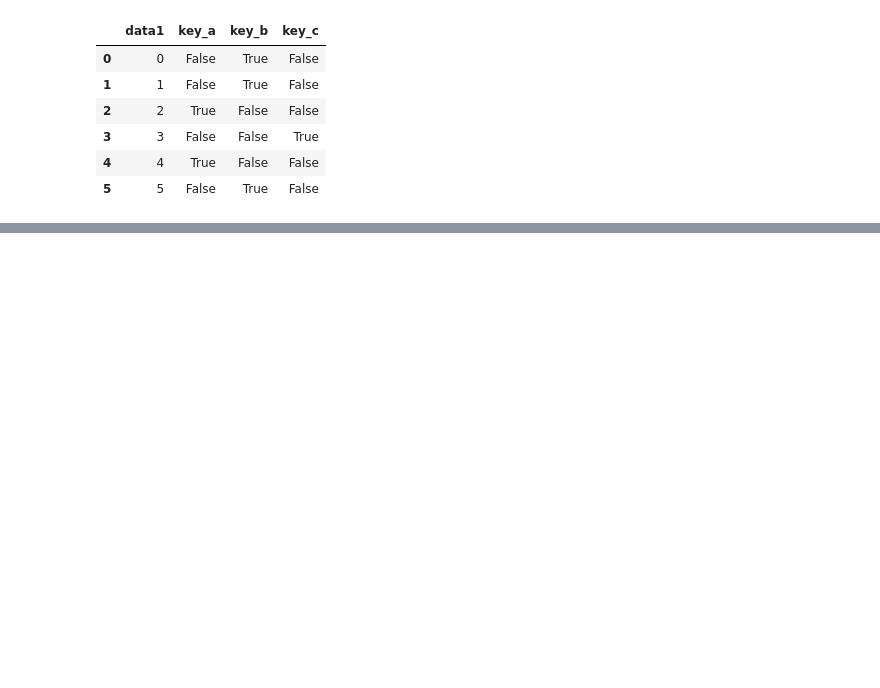
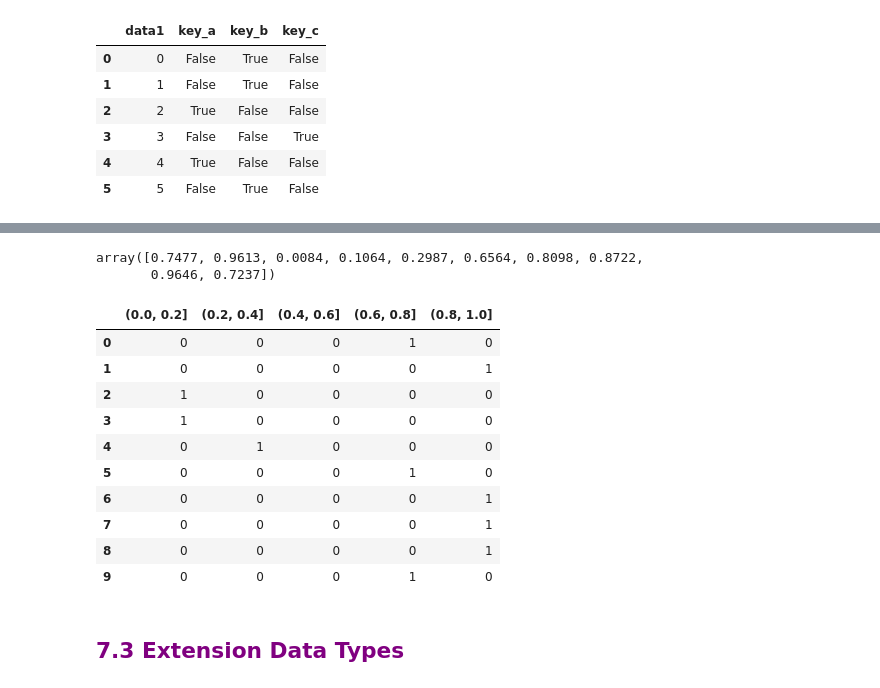
Before and after one commit to JMJarvis1/pydata-book, a Jupyter notebook: Chapter_Notes/Notes_Ch7_DataCleaningAndPreparation.ipynb, the cells around one changed output, grey strips where cells are left out. Saved outputs shown, nothing was run; the diff lists cells and outputs as text; code cells hidden in the pictures; blank space fills up the shorter version.

Commit message:
Chapter 7, Begin 7.3 Extension Data Types

```diff
--- a/Chapter_Notes/Notes_Ch7_DataCleaningAndPreparation.ipynb
+++ b/Chapter_Notes/Notes_Ch7_DataCleaningAndPreparation.ipynb
@@ -759,0 +813,25 @@ mnames= ["movi_id", "title",  "genre"]
+# %%
+values = np.random.uniform(size=10).round(4)
+# %%
+values
+# %% [output]
+array([0.7477, 0.9613, 0.0084, 0.1064, 0.2987, 0.6564, 0.8098, 0.8722,
+       0.9646, 0.7237])
+# %%
+bins = [0, 0.2, 0.4, 0.6, 0.8, 1]
+# %%
+pd.get_dummies(pd.cut(values, bins), dtype=int)
+# %% [output]
+|  | (0.0, 0.2] | (0.2, 0.4] | (0.4, 0.6] | (0.6, 0.8] | (0.8, 1.0] |
+| 0 | 0 | 0 | 0 | 1 | 0 |
+| 1 | 0 | 0 | 0 | 0 | 1 |
+| 2 | 1 | 0 | 0 | 0 | 0 |
+| 3 | 1 | 0 | 0 | 0 | 0 |
+| 4 | 0 | 1 | 0 | 0 | 0 |
+| 5 | 0 | 0 | 0 | 1 | 0 |
+| 6 | 0 | 0 | 0 | 0 | 1 |
+| 7 | 0 | 0 | 0 | 0 | 1 |
+| 8 | 0 | 0 | 0 | 0 | 1 |
+| 9 | 0 | 0 | 0 | 1 | 0 |
+# %% [markdown]
+<h2 style="color:purple"> 7.3 Extension Data Types</h2>
```
Also changed, not shown: parts of 35 cells of this notebook.
